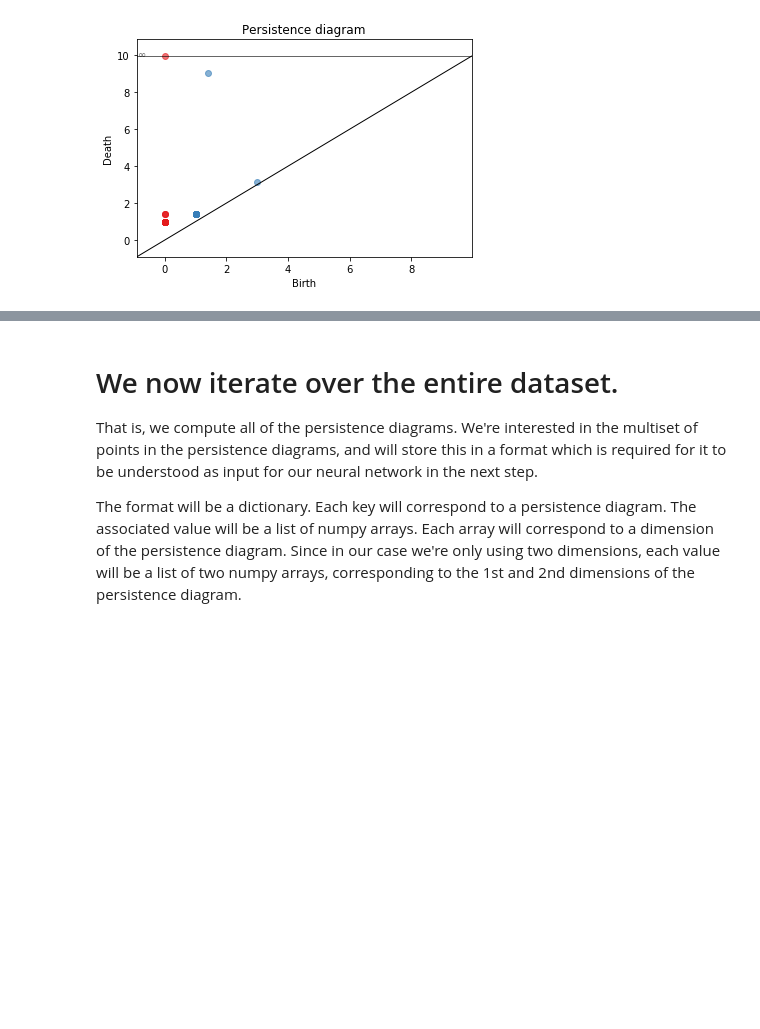
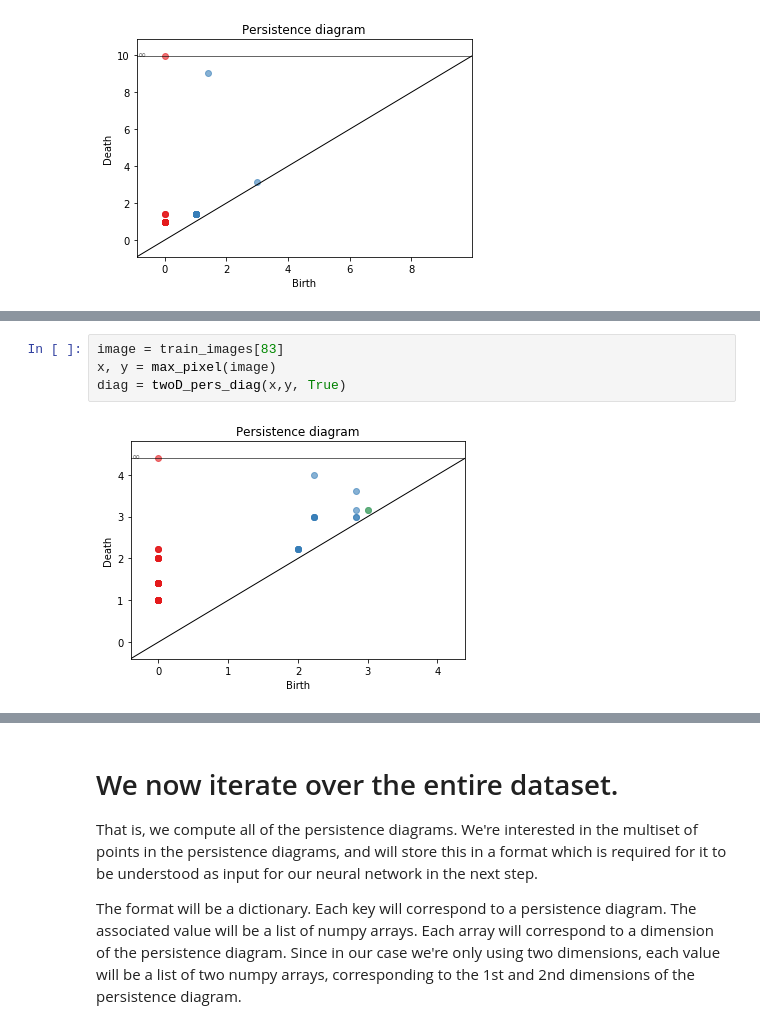
Before and after one commit to ltrujello/persistence_homology_of_MNIST, a Jupyter notebook: mnist_surfaces.ipynb, the cells around one changed output, grey strips where cells are left out. Cells and saved outputs as stored; diff of their text form; blank space fills up the shorter version.

```diff
--- a/mnist_surfaces.ipynb
+++ b/mnist_surfaces.ipynb
@@ -385,0 +404,6 @@ diag = twoD_pers_diag(x,y, True)
+# %%
+image = train_images[83]
+x, y = max_pixel(image)
+diag = twoD_pers_diag(x,y, True)
+# %% [output]
+[figure, added]
```
Also changed, not shown: parts of 15 cells of this notebook.
